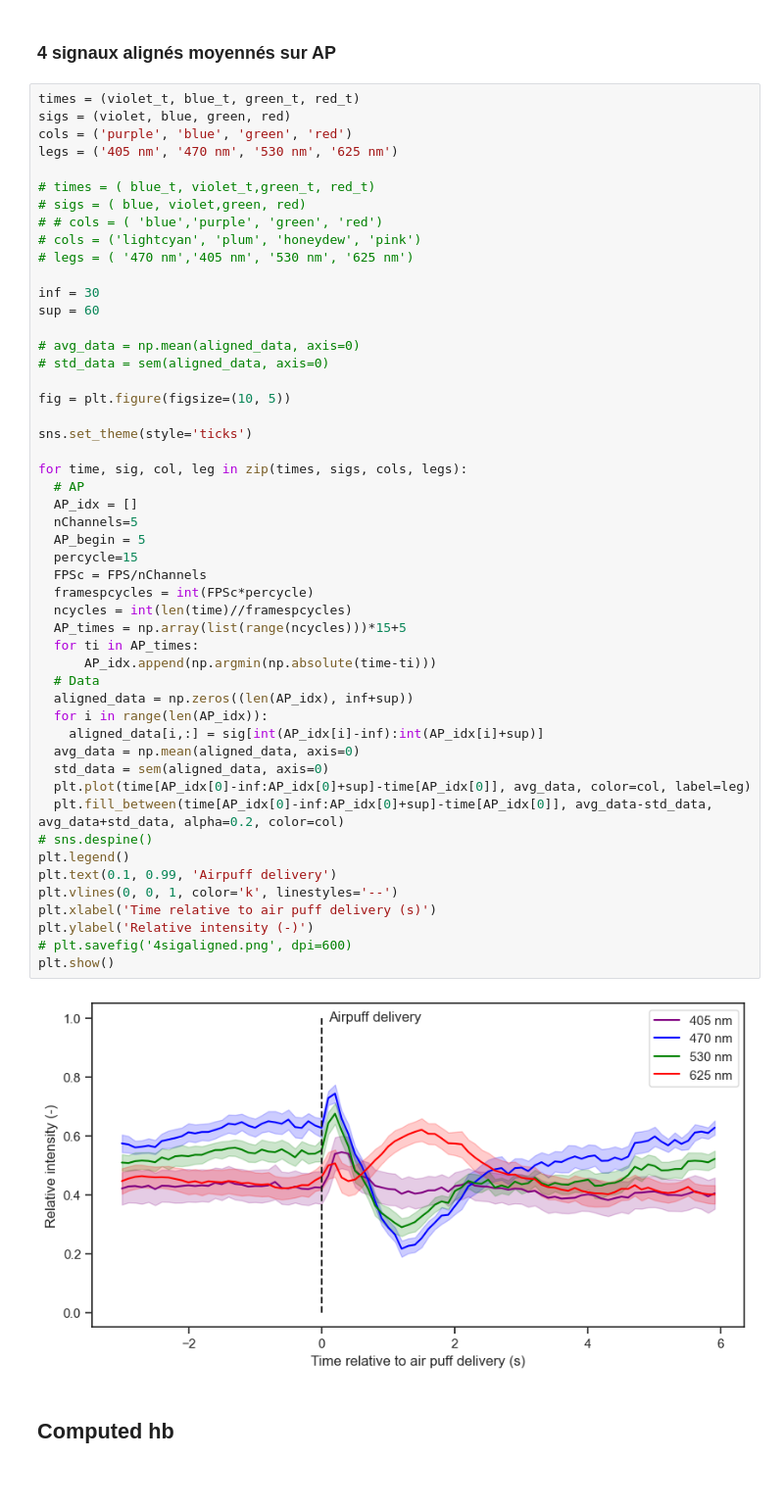
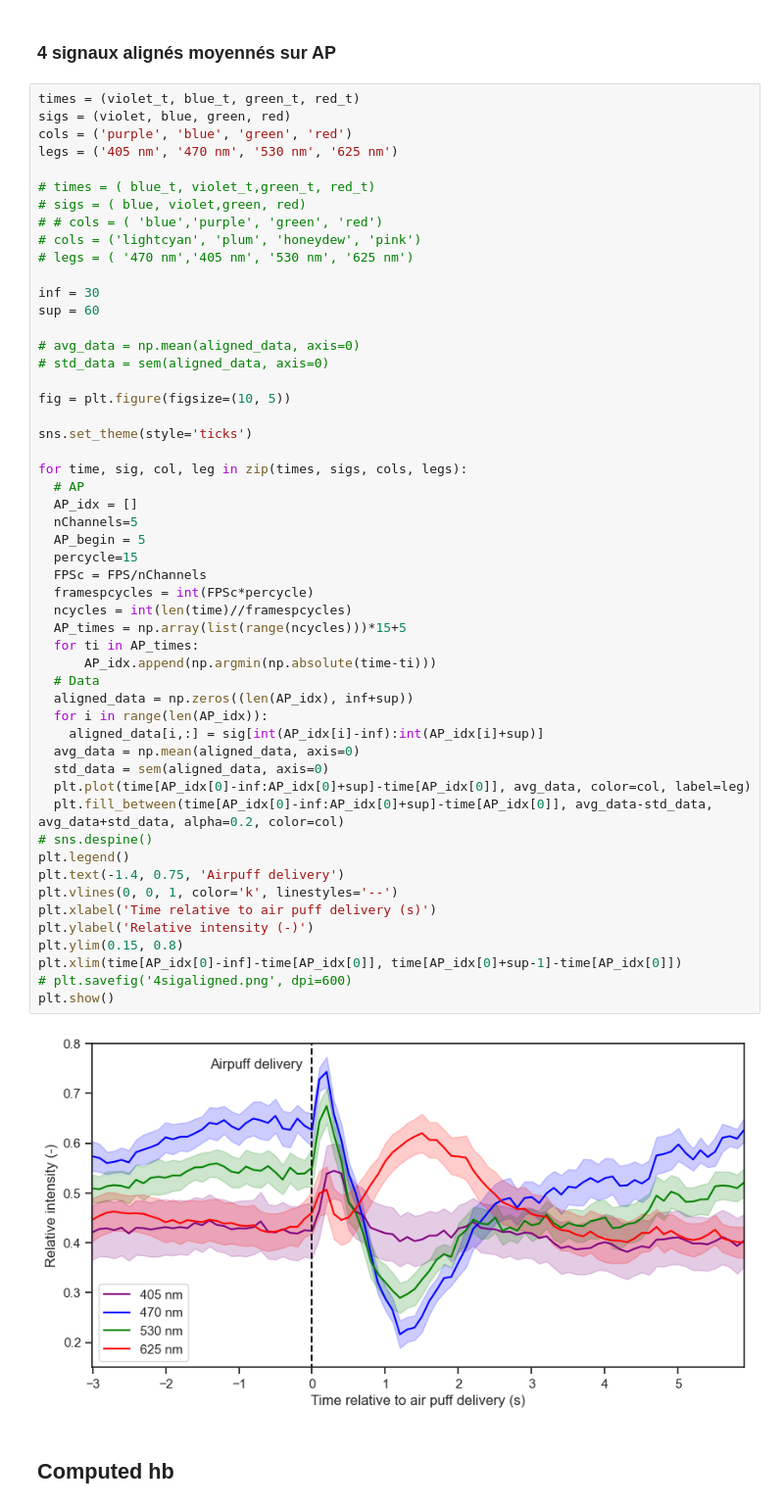
Before and after one commit to Laboratory-of-Vincent-Breton-Provencher/Widefield-Imaging-Acquisition, a Jupyter notebook: analysisPipeline/quickPlots.ipynb, the cells around one changed output. Shown at 98% size. Drawn from its saved outputs; the diff is of its cells as text; blank space fills up the shorter version.

```diff
--- a/analysisPipeline/quickPlots.ipynb
+++ b/analysisPipeline/quickPlots.ipynb
@@ -165,35 +165,37 @@ fig = plt.figure(figsize=(10, 5))
 sns.set_theme(style='ticks')
 
 for time, sig, col, leg in zip(times, sigs, cols, legs):
   # AP
   AP_idx = []
   nChannels=5
   AP_begin = 5
   percycle=15
   FPSc = FPS/nChannels
   framespcycles = int(FPSc*percycle)
   ncycles = int(len(time)//framespcycles)
   AP_times = np.array(list(range(ncycles)))*15+5
   for ti in AP_times:
       AP_idx.append(np.argmin(np.absolute(time-ti)))
   # Data
   aligned_data = np.zeros((len(AP_idx), inf+sup))
   for i in range(len(AP_idx)):
     aligned_data[i,:] = sig[int(AP_idx[i]-inf):int(AP_idx[i]+sup)]
   avg_data = np.mean(aligned_data, axis=0)
   std_data = sem(aligned_data, axis=0)
   plt.plot(time[AP_idx[0]-inf:AP_idx[0]+sup]-time[AP_idx[0]], avg_data, color=col, label=leg)
   plt.fill_between(time[AP_idx[0]-inf:AP_idx[0]+sup]-time[AP_idx[0]], avg_data-std_data, avg_data+std_data, alpha=0.2, color=col)
 # sns.despine()
 plt.legend()
-plt.text(0.1, 0.99, 'Airpuff delivery')
+plt.text(-1.4, 0.75, 'Airpuff delivery')
 plt.vlines(0, 0, 1, color='k', linestyles='--')
 plt.xlabel('Time relative to air puff delivery (s)')
 plt.ylabel('Relative intensity (-)')
+plt.ylim(0.15, 0.8)
+plt.xlim(time[AP_idx[0]-inf]-time[AP_idx[0]], time[AP_idx[0]+sup-1]-time[AP_idx[0]])
 # plt.savefig('4sigaligned.png', dpi=600)
 plt.show()
 # %% [output]
-[figure, old version]
+[figure, new version]
 # %% [markdown]
 ## Computed hb
 # %% [markdown]
```
Also changed, not shown: parts of 9 cells of this notebook, 3 other files.
